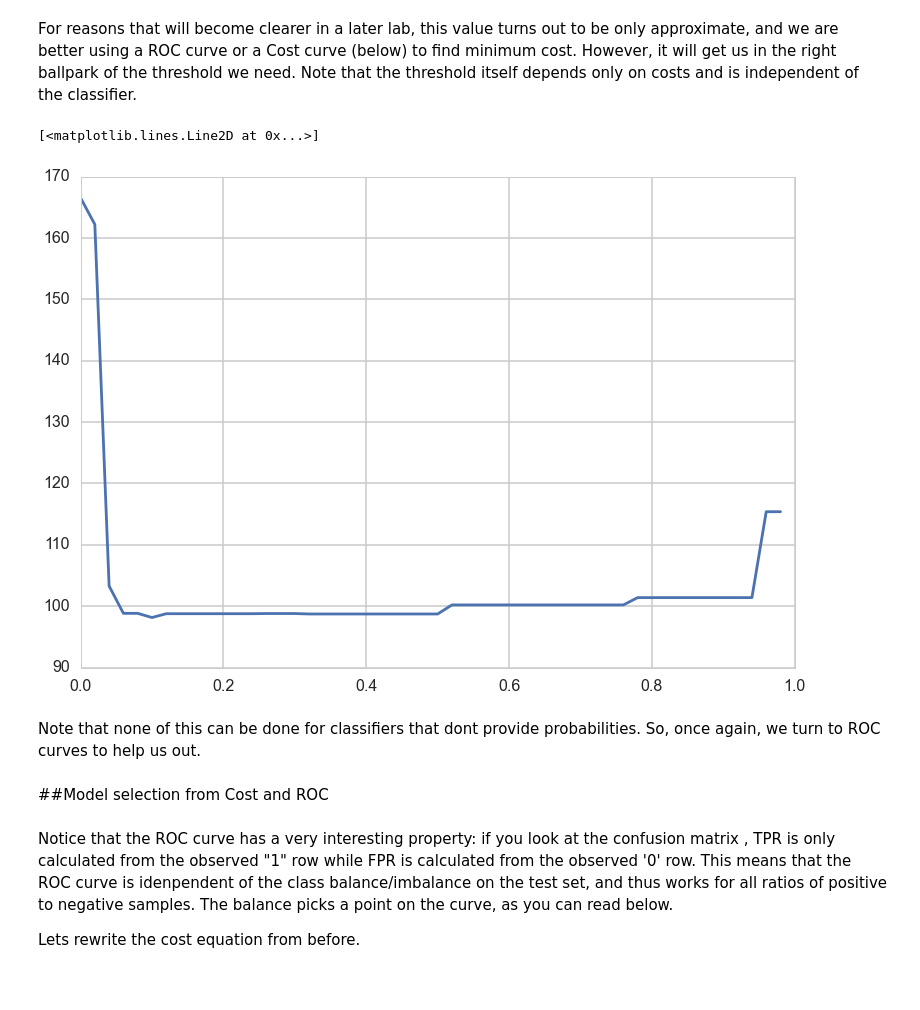
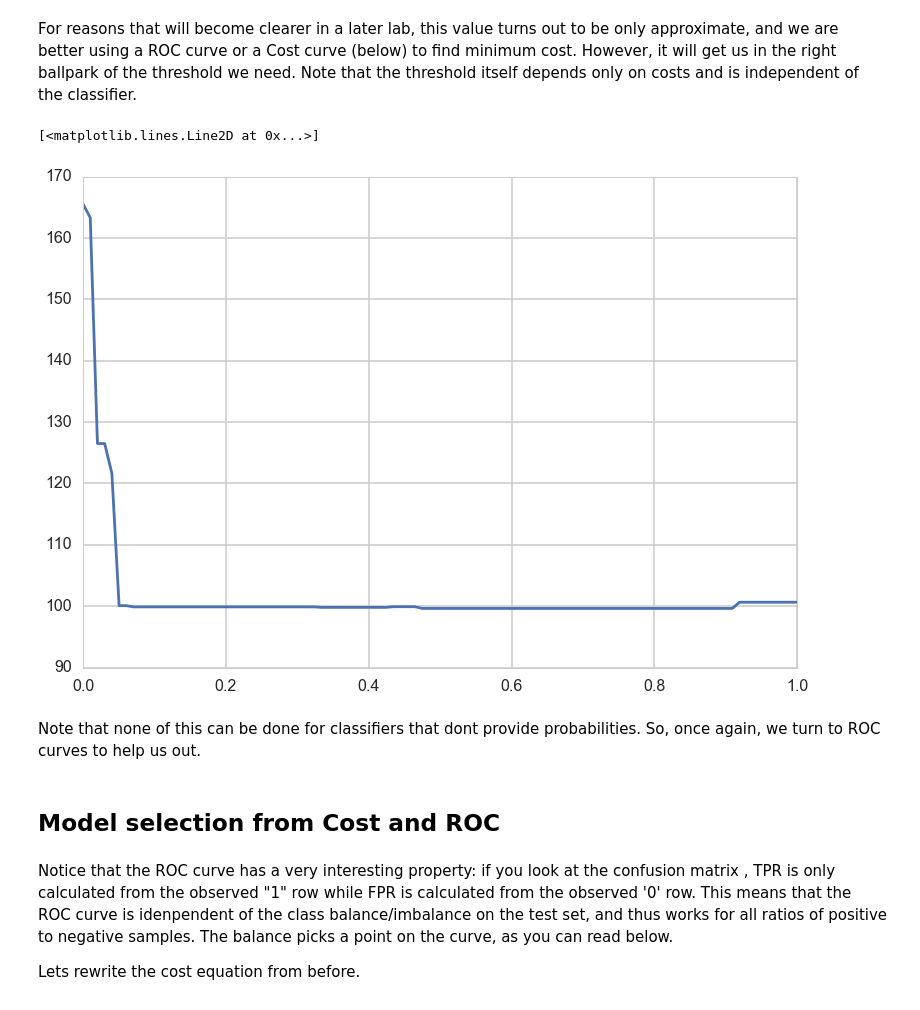
Before and after one commit to imantdaunhawer/2015lab6, a Jupyter notebook: lab6-churn.ipynb, the cells around one changed output. Drawn from its saved outputs; the diff is of its cells as text; code cells hidden in the pictures.

```diff
--- a/lab6-churn.ipynb
+++ b/lab6-churn.ipynb
@@ -518,14 +520,15 @@ t= 0.18676337262
 # %% [markdown]
 For reasons that will become clearer in a later lab, this value turns out to be only approximate, and we are better using a ROC curve or a Cost curve (below) to find minimum cost. However, it will get us in the right ballpark of the threshold we need. Note that the threshold itself depends only on costs and is independent of the classifier.
 # %%
+ts = np.linspace(0,1,100)
 plt.plot(ts, [average_cost(ytest, repredict(clfdt, t, Xtest), cost) for t in ts] )
 # %% [output]
 [<matplotlib.lines.Line2D at 0x...>]
-[figure, old version]
+[figure, new version]
 # %% [markdown]
 Note that none of this can be done for classifiers that dont provide probabilities. So, once again, we turn to ROC curves to help us out.
 # %% [markdown]
-##Model selection from Cost and ROC
+## Model selection from Cost and ROC
 # %% [markdown]
 Notice that the ROC curve has a very interesting property: if you look at the confusion matrix , TPR is only calculated from the observed "1" row while FPR is calculated from the observed '0' row. This means that the ROC curve is idenpendent of the class balance/imbalance on the test set, and thus works for all ratios of positive to negative samples. The balance picks a point on the curve, as you can read below.
 
```
Also changed, not shown: parts of 25 cells of this notebook.
